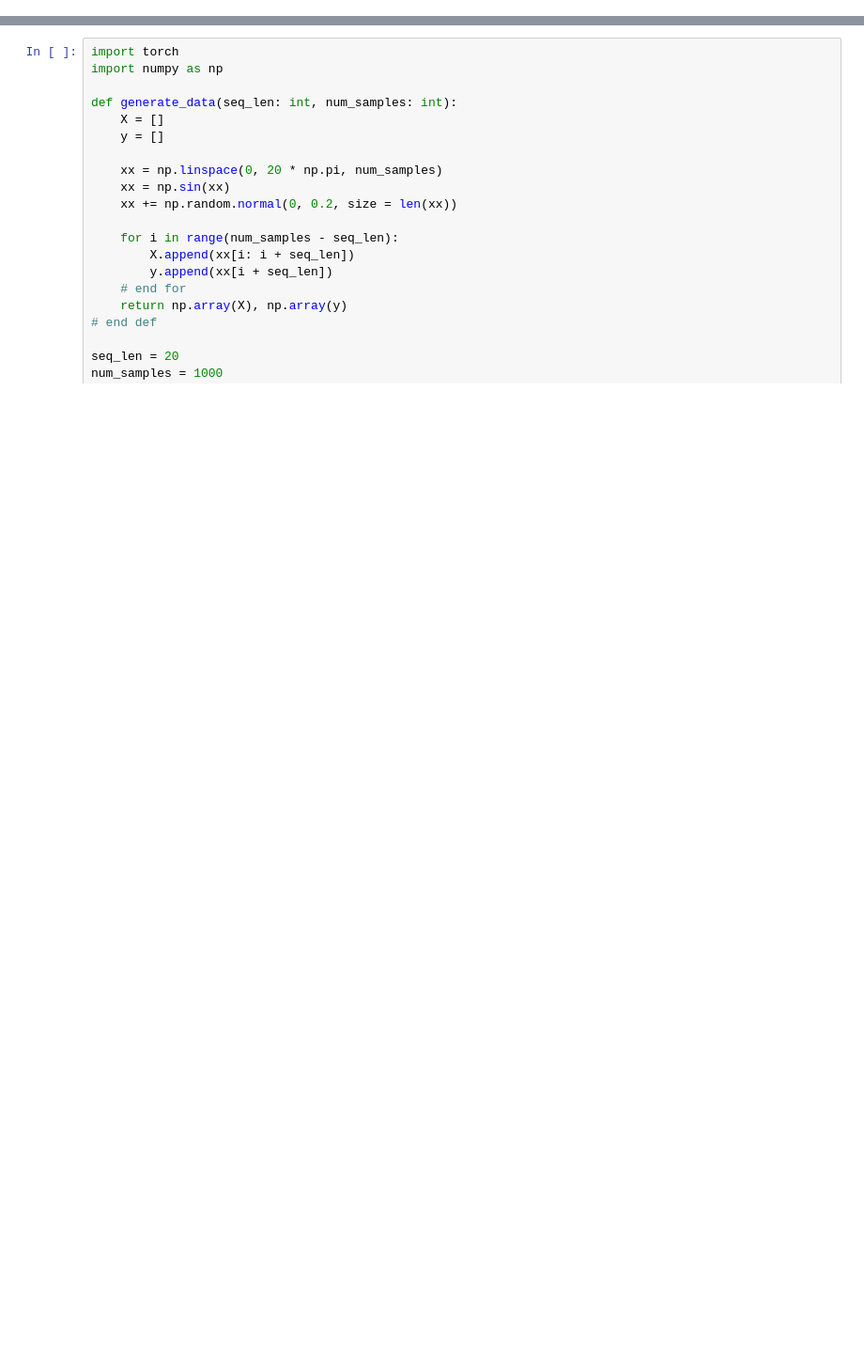
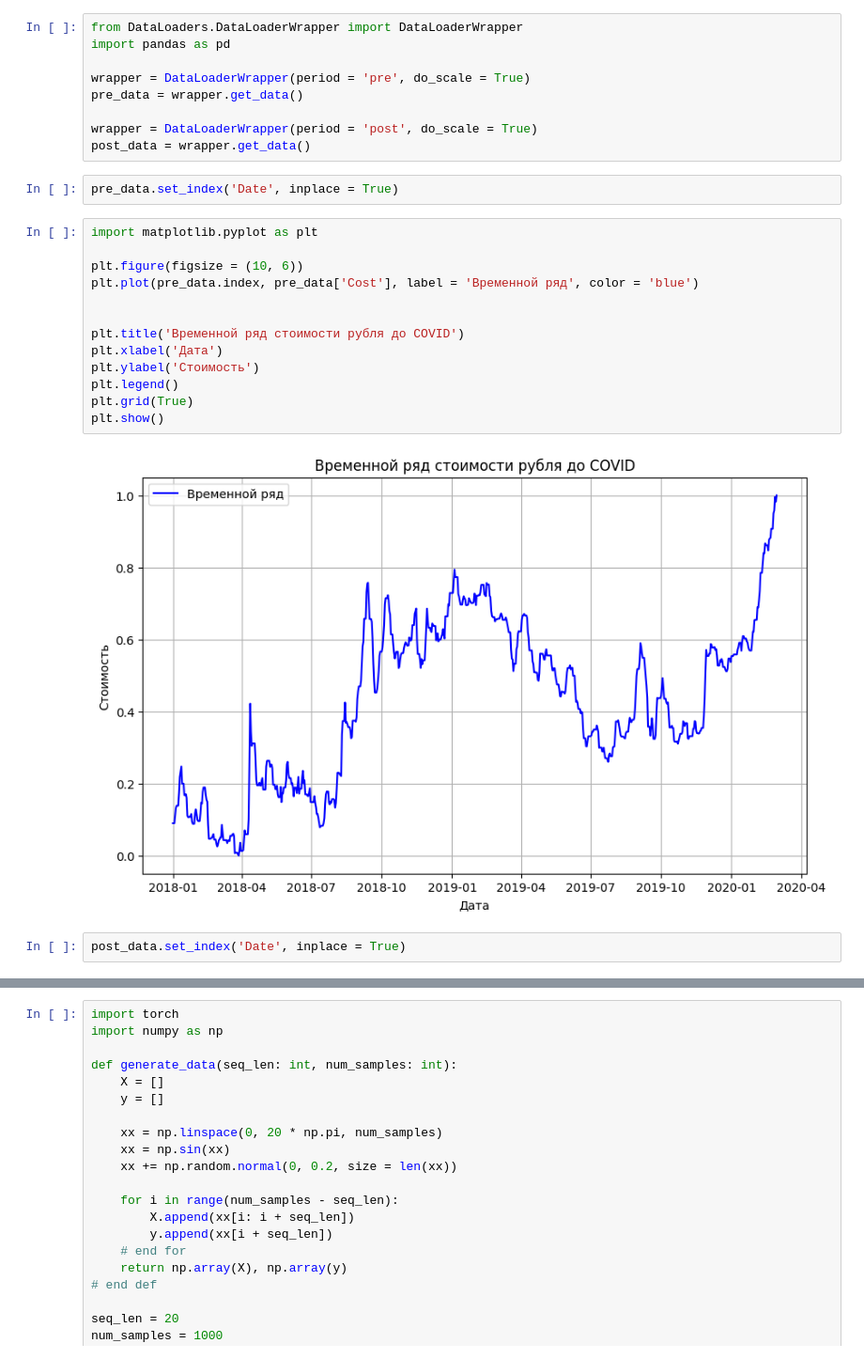
Before and after one commit to InnerShadow/UDSpredictor, a Jupyter notebook: src/demo.ipynb, the cells around one changed output, grey strips where cells are left out. Shown: that part at 94% size. Saved outputs shown, nothing was run; the diff lists cells and outputs as text; blank space fills up the shorter version.

```diff
--- a/src/demo.ipynb
+++ b/src/demo.ipynb
@@ -0,0 +1,28 @@
+# %%
+from DataLoaders.DataLoaderWrapper import DataLoaderWrapper
+import pandas as pd
+
+wrapper = DataLoaderWrapper(period = 'pre', do_scale = True)
+pre_data = wrapper.get_data()
+
+wrapper = DataLoaderWrapper(period = 'post', do_scale = True)
+post_data = wrapper.get_data()
+# %%
+pre_data.set_index('Date', inplace = True)
+# %%
+import matplotlib.pyplot as plt
+
+plt.figure(figsize = (10, 6))
+plt.plot(pre_data.index, pre_data['Cost'], label = 'Временной ряд', color = 'blue')
+
+
+plt.title('Временной ряд стоимости рубля до COVID')
+plt.xlabel('Дата')
+plt.ylabel('Стоимость')
+plt.legend()
+plt.grid(True)
+plt.show()
+# %% [output]
+[figure, added]
+# %%
+post_data.set_index('Date', inplace = True)
```
Also changed, not shown: parts of 20 cells of this notebook.
